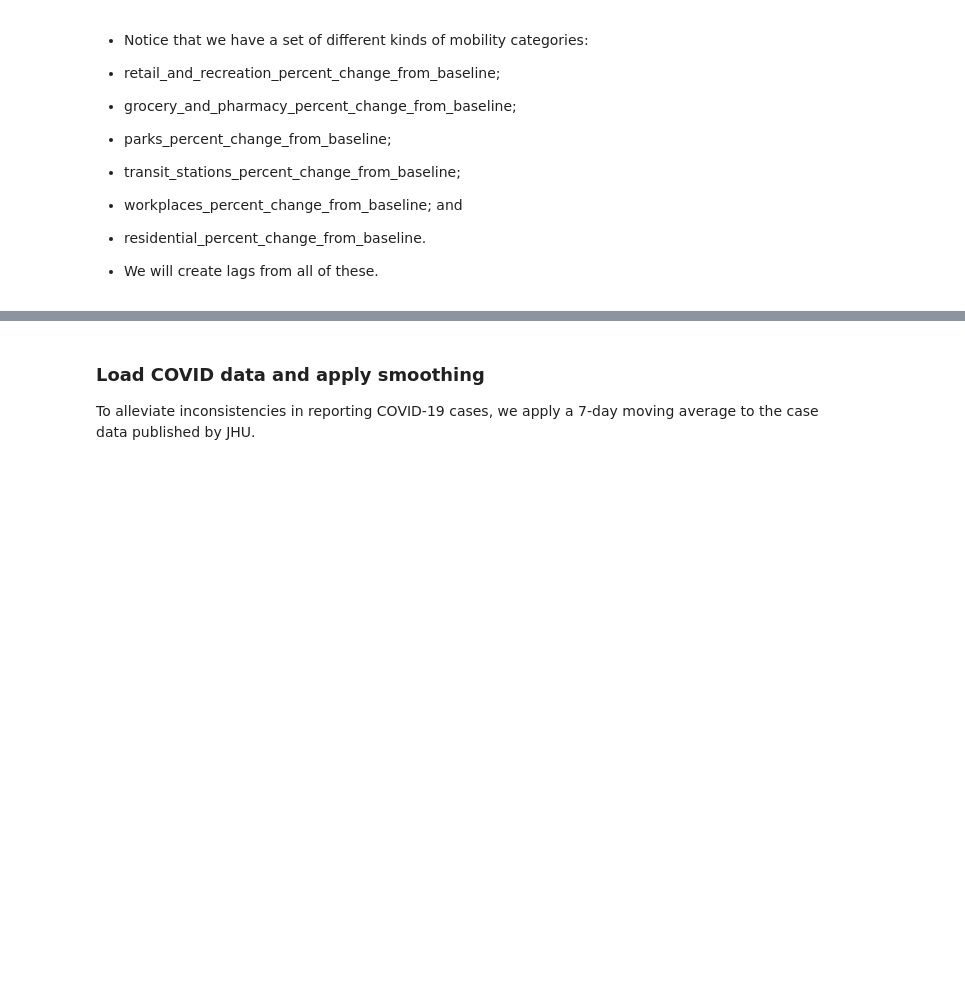
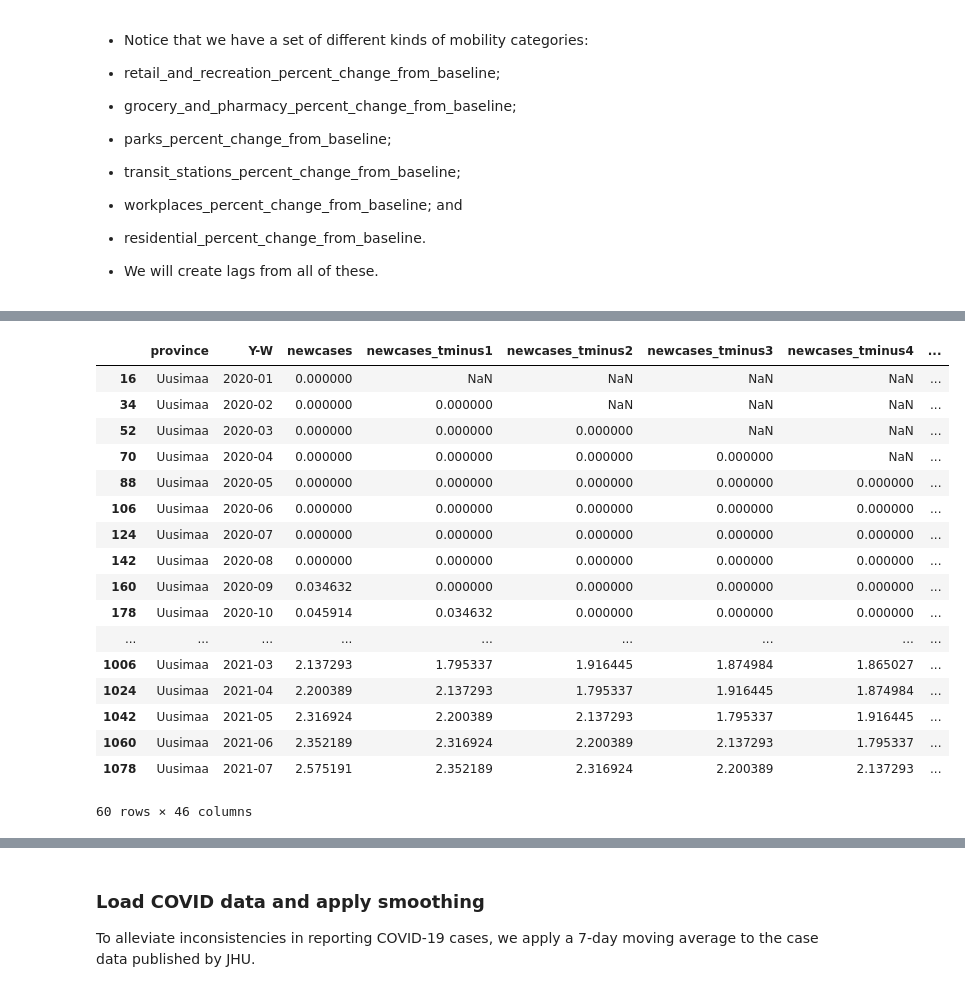
Before and after one commit to DanJar96/spatial_project, a Jupyter notebook: scripts/data_prep.ipynb, the cells around one changed output, grey strips where cells are left out. Drawn from its saved outputs; the diff is of its cells as text; code cells hidden in the pictures; blank space fills up the shorter version.

```diff
--- a/scripts/data_prep.ipynb
+++ b/scripts/data_prep.ipynb
@@ -786,2 +1088,23 @@ for cat in mobility_categories:
+# %%
+df_master[(df_master.province == 'Uusimaa')].head(60)
+# %% [output]
+|  | province | Y-W | newcases | newcases_tminus1 | newcases_tminus2 | newcases_tminus3 | newcases_tminus4 | ... |
+| 16 | Uusimaa | 2020-01 | 0.000000 | NaN | NaN | NaN | NaN | ... |
+| 34 | Uusimaa | 2020-02 | 0.000000 | 0.000000 | NaN | NaN | NaN | ... |
+| 52 | Uusimaa | 2020-03 | 0.000000 | 0.000000 | 0.000000 | NaN | NaN | ... |
+| 70 | Uusimaa | 2020-04 | 0.000000 | 0.000000 | 0.000000 | 0.000000 | NaN | ... |
+| 88 | Uusimaa | 2020-05 | 0.000000 | 0.000000 | 0.000000 | 0.000000 | 0.000000 | ... |
+| 106 | Uusimaa | 2020-06 | 0.000000 | 0.000000 | 0.000000 | 0.000000 | 0.000000 | ... |
+| 124 | Uusimaa | 2020-07 | 0.000000 | 0.000000 | 0.000000 | 0.000000 | 0.000000 | ... |
+| 142 | Uusimaa | 2020-08 | 0.000000 | 0.000000 | 0.000000 | 0.000000 | 0.000000 | ... |
+| 160 | Uusimaa | 2020-09 | 0.034632 | 0.000000 | 0.000000 | 0.000000 | 0.000000 | ... |
+| 178 | Uusimaa | 2020-10 | 0.045914 | 0.034632 | 0.000000 | 0.000000 | 0.000000 | ... |
+| ... | ... | ... | ... | ... | ... | ... | ... | ... |
+| 1006 | Uusimaa | 2021-03 | 2.137293 | 1.795337 | 1.916445 | 1.874984 | 1.865027 | ... |
+| 1024 | Uusimaa | 2021-04 | 2.200389 | 2.137293 | 1.795337 | 1.916445 | 1.874984 | ... |
+| 1042 | Uusimaa | 2021-05 | 2.316924 | 2.200389 | 2.137293 | 1.795337 | 1.916445 | ... |
+| 1060 | Uusimaa | 2021-06 | 2.352189 | 2.316924 | 2.200389 | 2.137293 | 1.795337 | ... |
+| 1078 | Uusimaa | 2021-07 | 2.575191 | 2.352189 | 2.316924 | 2.200389 | 2.137293 | ... |
+60 rows × 46 columns
 # %%
 longitudinizer(shifted_frames[0:2],'residential',yw_dict)[0]
```
Also changed, not shown: parts of 34 cells of this notebook.
